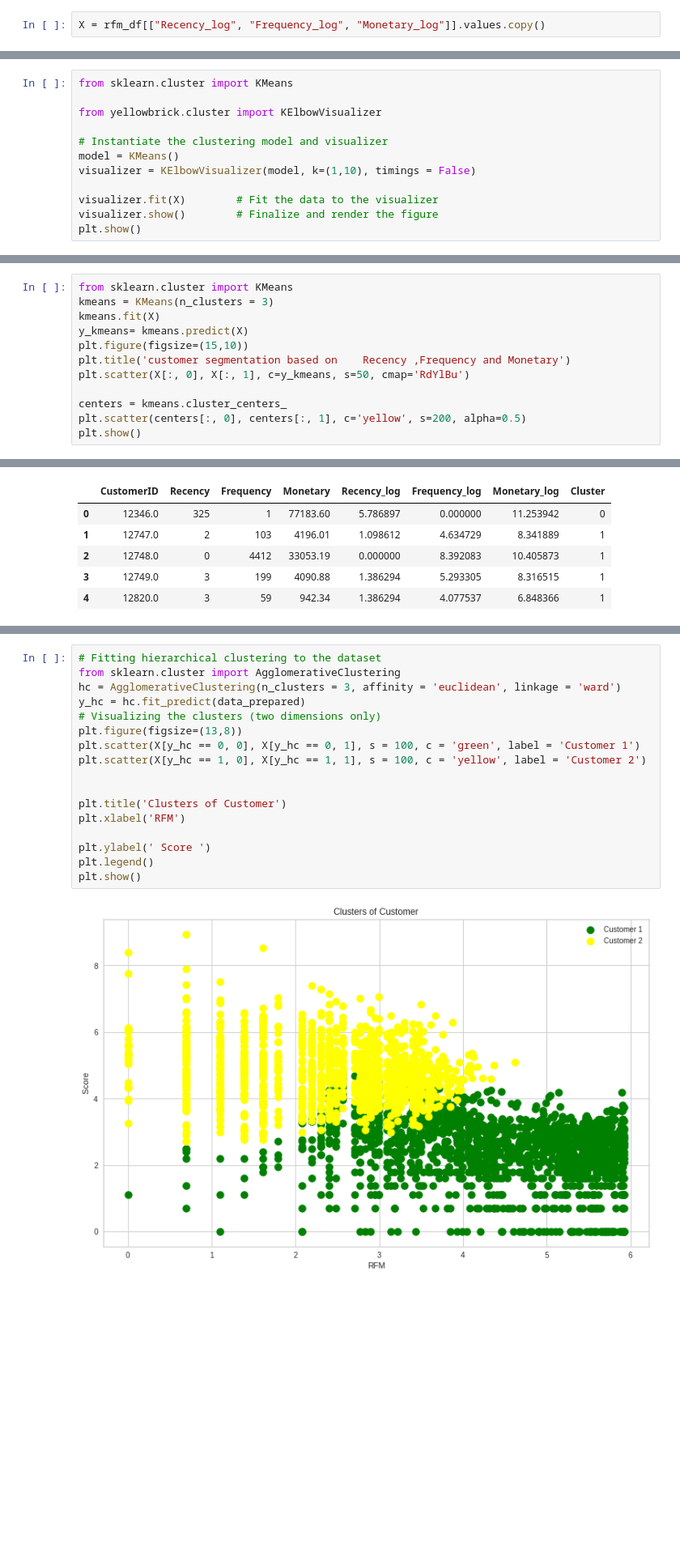
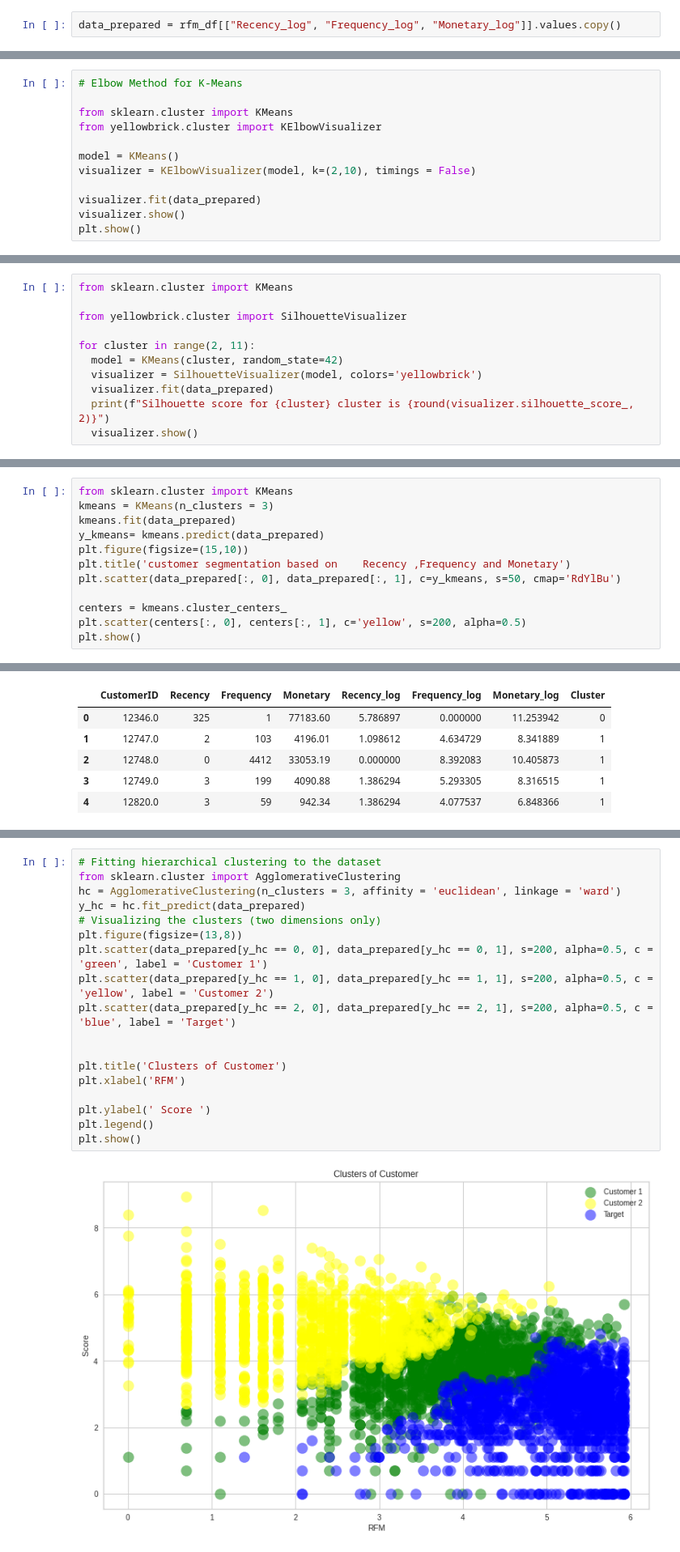
Before and after one commit to RupeshSharma14/Online-Retail-Customer-Segmentation, a Jupyter notebook: Online_Retail_Customer_Segmentation.ipynb, the cells around one changed output, grey strips where cells are left out. Shown at 81% size. Drawn from its saved outputs; the diff is of its cells as text; blank space fills up the shorter version.

```diff
--- a/Online_Retail_Customer_Segmentation.ipynb
+++ b/Online_Retail_Customer_Segmentation.ipynb
@@ -624,3 +564,3 @@ rfm_df.describe()
 # %%
-X = rfm_df[["Recency_log", "Frequency_log", "Monetary_log"]].values.copy()
+data_prepared = rfm_df[["Recency_log", "Frequency_log", "Monetary_log"]].values.copy()
 # %%
@@ -637,13 +574,13 @@ X.shape
 # %%
+# Elbow Method for K-Means
+
 from sklearn.cluster import KMeans
-
 from yellowbrick.cluster import KElbowVisualizer
 
-# Instantiate the clustering model and visualizer
 model = KMeans()
-visualizer = KElbowVisualizer(model, k=(1,10), timings = False)
+visualizer = KElbowVisualizer(model, k=(2,10), timings = False)
 
-visualizer.fit(X)        # Fit the data to the visualizer
-visualizer.show()        # Finalize and render the figure
+visualizer.fit(data_prepared)
+visualizer.show()
 plt.show()
 # %% [output]
@@ -650,0 +588,11 @@ plt.show()
+# %%
+from sklearn.cluster import KMeans
+
+from yellowbrick.cluster import SilhouetteVisualizer
+
+for cluster in range(2, 11):
+  model = KMeans(cluster, random_state=42)
+  visualizer = SilhouetteVisualizer(model, colors='yellowbrick')
+  visualizer.fit(data_prepared)
+  print(f"Silhouette score for {cluster} cluster is {round(visualizer.silhouette_score_, 2)}")
+  visualizer.show()
@@ -651,11 +613,11 @@ plt.show()
 # %%
 from sklearn.cluster import KMeans
 kmeans = KMeans(n_clusters = 3)
-kmeans.fit(X)
-y_kmeans= kmeans.predict(X)
+kmeans.fit(data_prepared)
+y_kmeans= kmeans.predict(data_prepared)
 plt.figure(figsize=(15,10))
 plt.title('customer segmentation based on    Recency ,Frequency and Monetary')
-plt.scatter(X[:, 0], X[:, 1], c=y_kmeans, s=50, cmap='RdYlBu')
+plt.scatter(data_prepared[:, 0], data_prepared[:, 1], c=y_kmeans, s=50, cmap='RdYlBu')
 
 centers = kmeans.cluster_centers_
 plt.scatter(centers[:, 0], centers[:, 1], c='yellow', s=200, alpha=0.5)
@@ -741,19 +689,20 @@ plt.show() # find largest vertical distance we can make without crossing any oth
 # %%
 # Fitting hierarchical clustering to the dataset
 from sklearn.cluster import AgglomerativeClustering
 hc = AgglomerativeClustering(n_clusters = 3, affinity = 'euclidean', linkage = 'ward')
 y_hc = hc.fit_predict(data_prepared)
 # Visualizing the clusters (two dimensions only)
 plt.figure(figsize=(13,8))
-plt.scatter(X[y_hc == 0, 0], X[y_hc == 0, 1], s = 100, c = 'green', label = 'Customer 1')
-plt.scatter(X[y_hc == 1, 0], X[y_hc == 1, 1], s = 100, c = 'yellow', label = 'Customer 2')
+plt.scatter(data_prepared[y_hc == 0, 0], data_prepared[y_hc == 0, 1], s=200, alpha=0.5, c = 'green', label = 'Customer 1')
+plt.scatter(data_prepared[y_hc == 1, 0], data_prepared[y_hc == 1, 1], s=200, alpha=0.5, c = 'yellow', label = 'Customer 2')
+plt.scatter(data_prepared[y_hc == 2, 0], data_prepared[y_hc == 2, 1], s=200, alpha=0.5, c = 'blue', label = 'Target')
 
 
 plt.title('Clusters of Customer')
 plt.xlabel('RFM')
 
 plt.ylabel(' Score ')
 plt.legend()
 plt.show()
 # %% [output]
-[figure, old version]
+[figure, new version]
```
Also changed, not shown: parts of 43 cells of this notebook.
